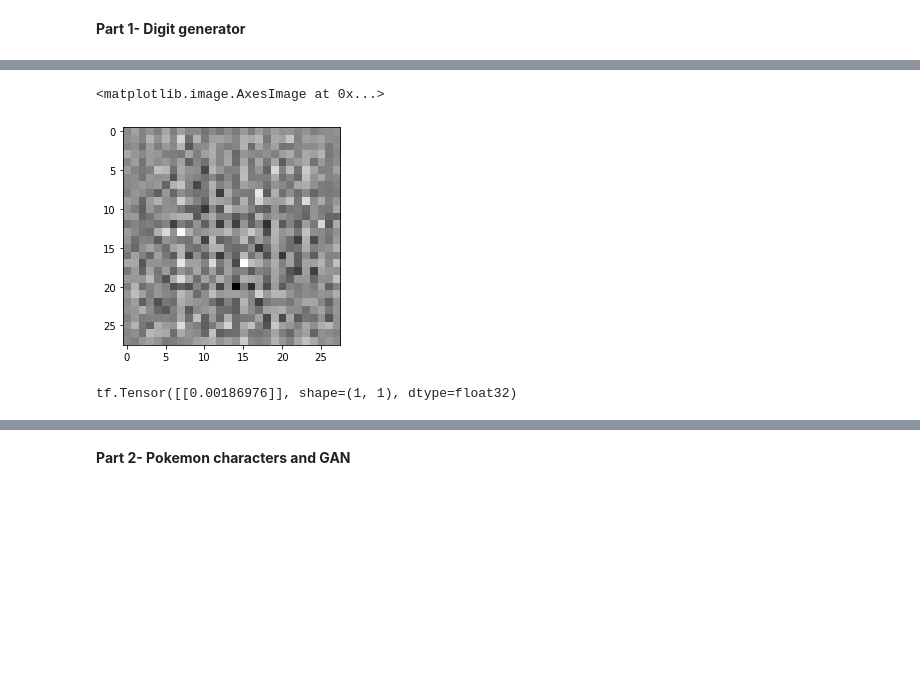
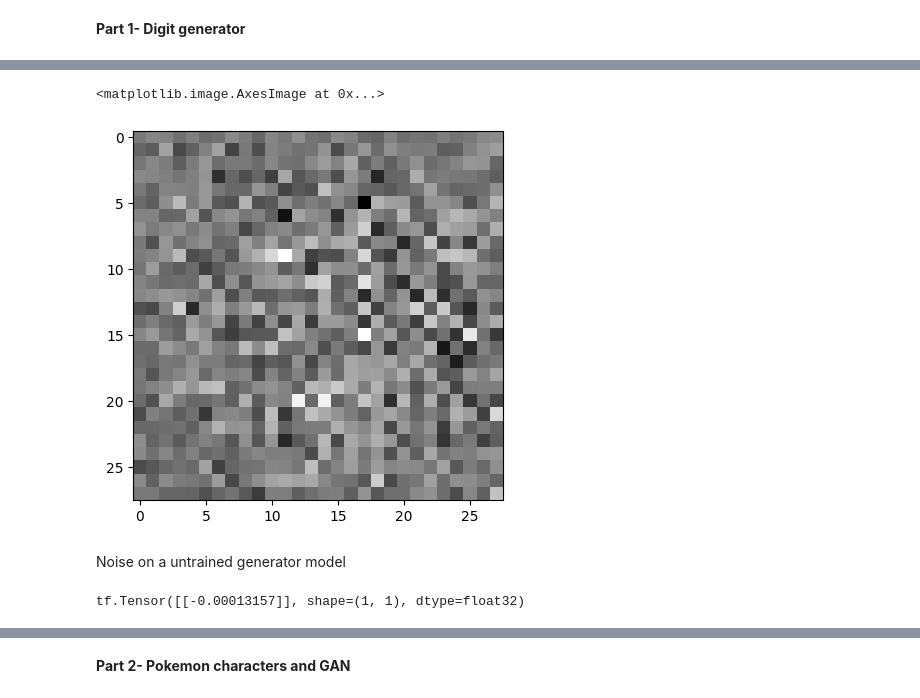
Before and after one commit to samancha/computer-vision-masters, a Jupyter notebook: mod6/Assignment 6.1 Code Template.ipynb, the cells around one changed output, grey strips where cells are left out. Cells and saved outputs as stored; diff of their text form; code cells hidden in the pictures; blank space fills up the shorter version.

```diff
--- a/mod6/Assignment 6.1 Code Template.ipynb
+++ b/mod6/Assignment 6.1 Code Template.ipynb
@@ -60,17 +58,19 @@ def make_generator_model():
     return model
 # %%
 # Use the generator model which is not trained yet to create an image
-generator = # Call the function here
+generator = make_generator_model() # Call the function here
 
 noise = tf.random.normal([1, 100])  #This creates the noise
 generated_image = generator(noise, training=False)
 
 plt.imshow(generated_image[0, :, :, 0], cmap='gray')
 # %% [output]
 <matplotlib.image.AxesImage at 0x...>
-[figure, old version]
+[figure, new version]
 # %%
 # what is this image?
+# %% [markdown]
+Noise on a untrained generator model
 # %%
 #c- Create discriminator model
 def make_discriminator_model():
@@ -90,11 +90,11 @@ def make_discriminator_model():
     return model
 # %%
 # Applying discriminative model on the untrained image which was the output of generative model
-discriminator = # Call discriminator function
+discriminator = make_discriminator_model() # Call discriminator function
 decision = discriminator(generated_image)
 print (decision)
 # %% [output]
-tf.Tensor([[0.00186976]], shape=(1, 1), dtype=float32)
+tf.Tensor([[-0.00013157]], shape=(1, 1), dtype=float32)
 # %%
 # This method returns a helper function to compute cross entropy loss
 cross_entropy = tf.keras.losses.BinaryCrossentropy(from_logits=True)
```
Also changed, not shown: parts of 18 cells of this notebook.
